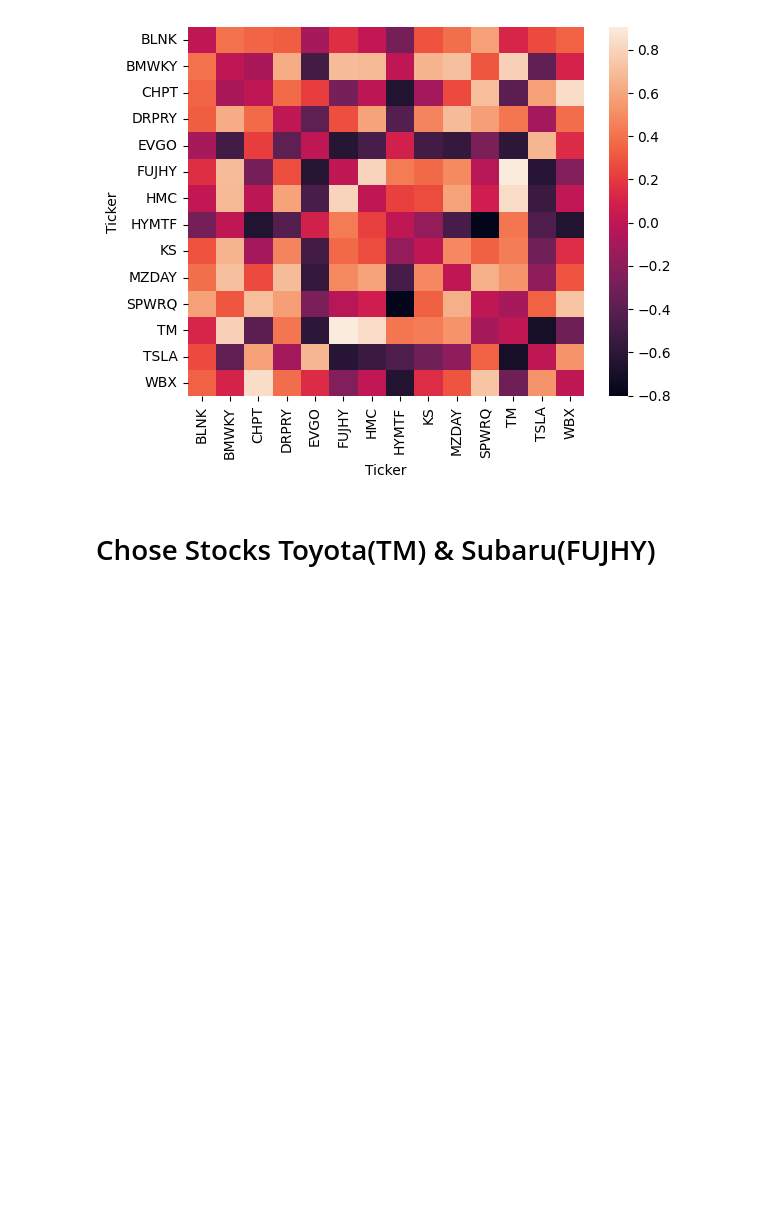
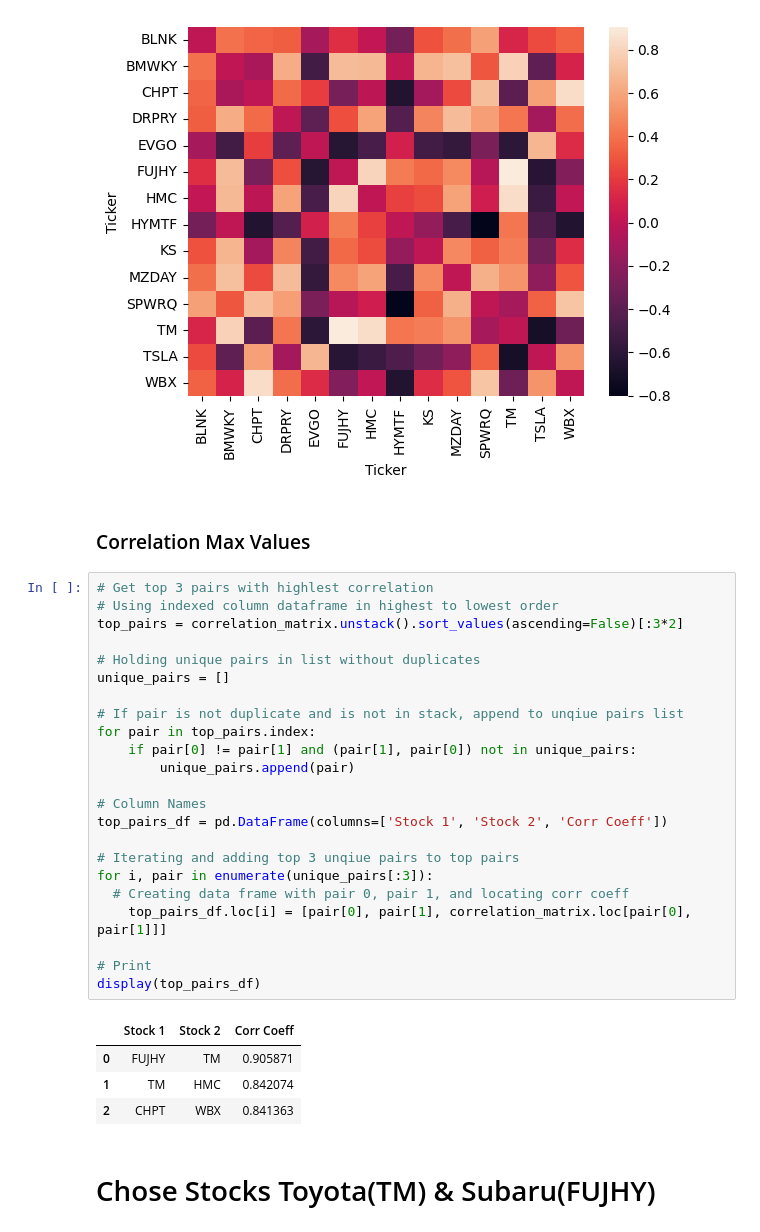
Before and after one commit to victoria-uriostegui/Pairs-Trading-Repo-ED-VU-Fall-24-, a Jupyter notebook: pairs_trading.ipynb, the cells around one changed output. Saved outputs shown, nothing was run; the diff lists cells and outputs as text; blank space fills up the shorter version.

Commit message:
Added max correlation value list

```diff
--- a/pairs_trading.ipynb
+++ b/pairs_trading.ipynb
@@ -84,6 +84,36 @@ display(sns.heatmap(correlation_matrix))
 # %% [output]
 <Axes: xlabel='Ticker', ylabel='Ticker'>
 [figure]
+# %% [markdown]
+### Correlation Max Values
+# %%
+# Get top 3 pairs with highlest correlation
+# Using indexed column dataframe in highest to lowest order
+top_pairs = correlation_matrix.unstack().sort_values(ascending=False)[:3*2]
+
+# Holding unique pairs in list without duplicates
+unique_pairs = []
+
+# If pair is not duplicate and is not in stack, append to unqiue pairs list
+for pair in top_pairs.index:
+    if pair[0] != pair[1] and (pair[1], pair[0]) not in unique_pairs:
+        unique_pairs.append(pair)
+
+# Column Names
+top_pairs_df = pd.DataFrame(columns=['Stock 1', 'Stock 2', 'Corr Coeff'])
+
+# Iterating and adding top 3 unqiue pairs to top pairs
+for i, pair in enumerate(unique_pairs[:3]):
+  # Creating data frame with pair 0, pair 1, and locating corr coeff
+    top_pairs_df.loc[i] = [pair[0], pair[1], correlation_matrix.loc[pair[0], pair[1]]]
+
+# Print
+display(top_pairs_df)
+# %% [output]
+|  | Stock 1 | Stock 2 | Corr Coeff |
+| 0 | FUJHY | TM | 0.905871 |
+| 1 | TM | HMC | 0.842074 |
+| 2 | CHPT | WBX | 0.841363 |
 # %% [markdown]
 # Chose Stocks Toyota(TM) & Subaru(FUJHY)
 # %%
```
